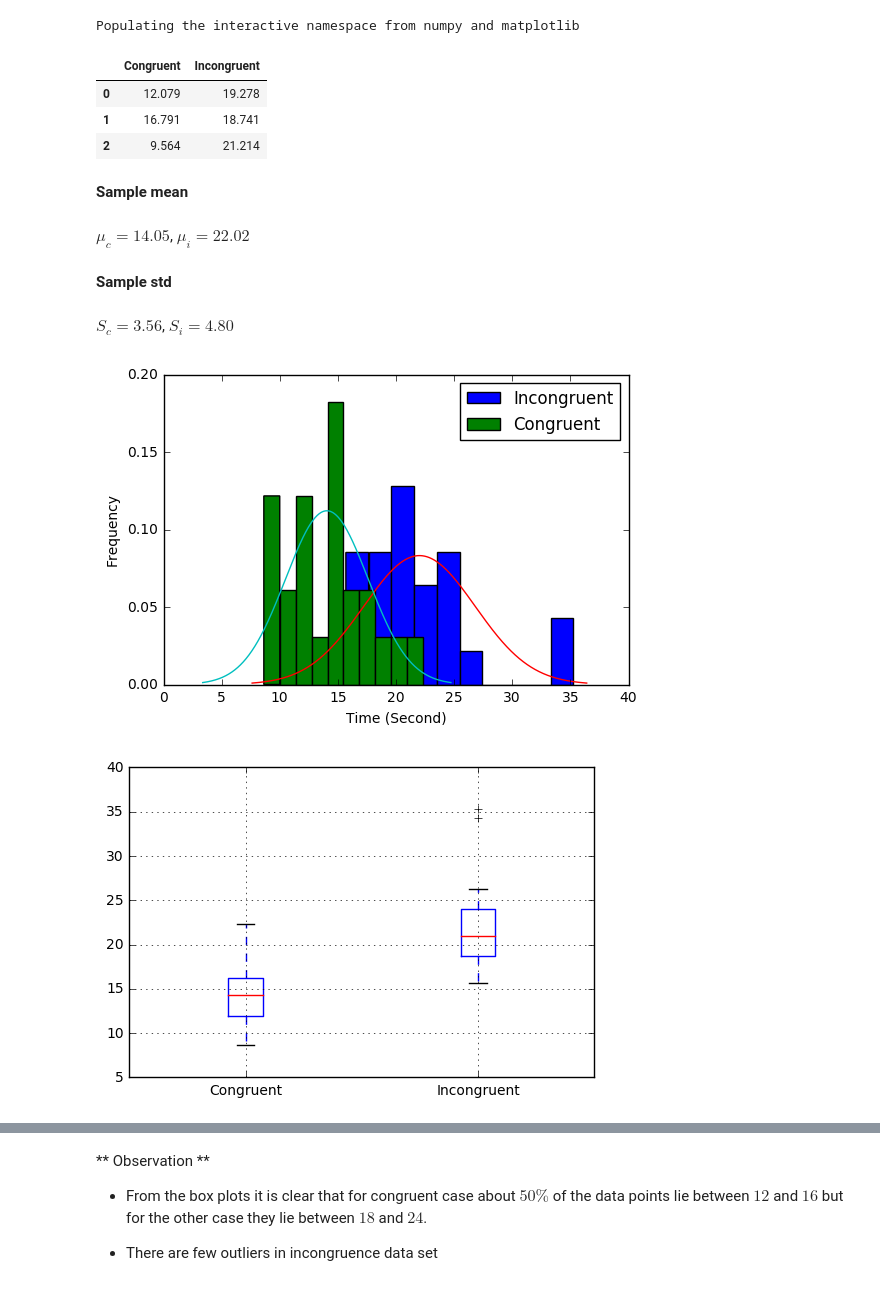
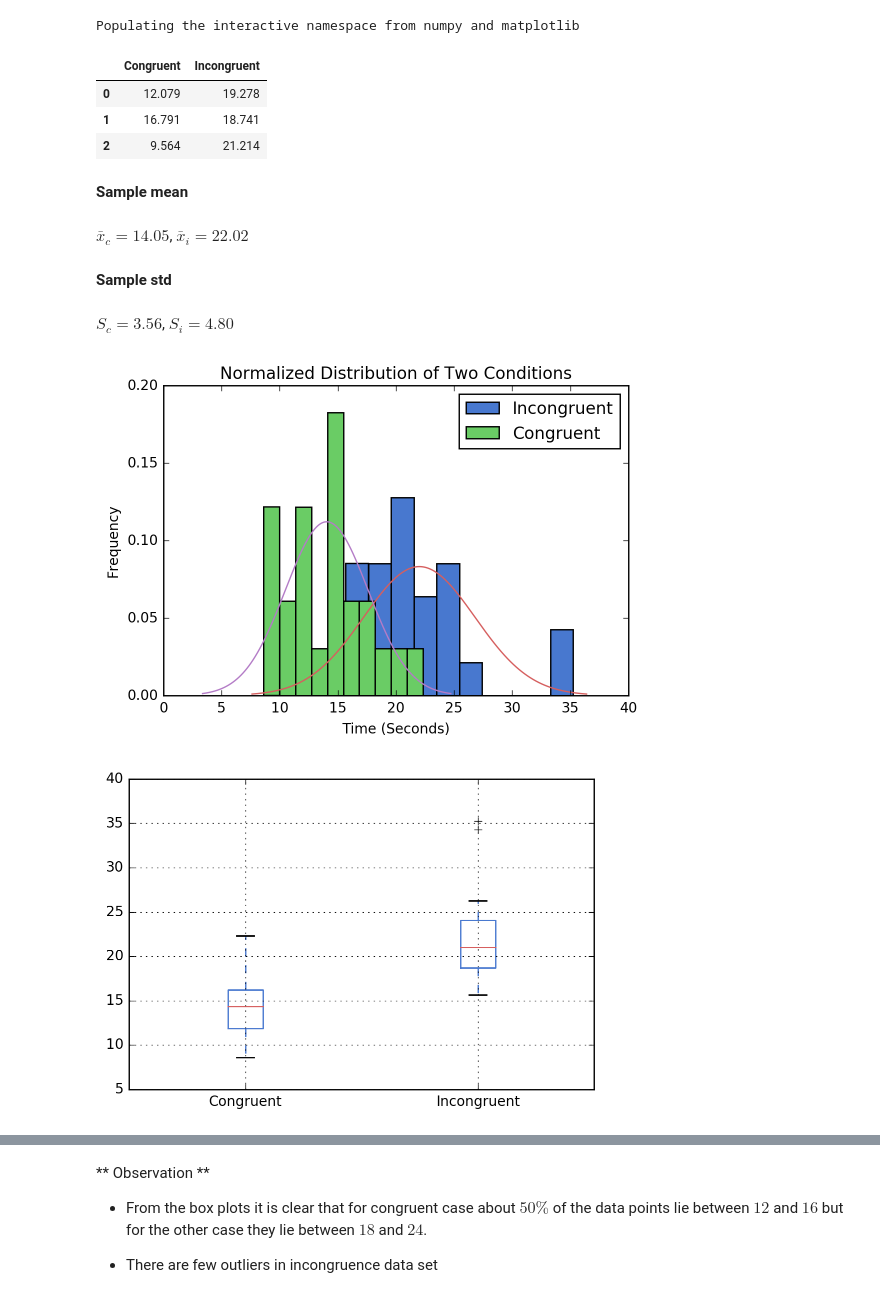
Before and after one commit to shamshad-npti/python-quick-start, a Jupyter notebook: data-analytics/Test a Perceptual Phenomenon.ipynb, the cells around one changed output, grey strips where cells are left out. Cells and saved outputs as stored; diff of their text form; code cells hidden in the pictures.

Commit message:
Fixed types in sample means and population means

```diff
--- a/data-analytics/Test a Perceptual Phenomenon.ipynb
+++ b/data-analytics/Test a Perceptual Phenomenon.ipynb
@@ -34,9 +34,11 @@ import pandas as pd
 import numpy as np
 import scipy.stats as stats
 from matplotlib import pylab, pyplot
-%pylab inline
 from IPython.display import display
 from IPython.display import display_markdown
+%pylab inline
+%config InlineBackend.figure_format = 'retina'
+pyplot.style.use("seaborn-muted")
 # %% [output]
 Populating the interactive namespace from numpy and matplotlib
 # %%
@@ -46,12 +48,12 @@ display(data.head(3))
 data_mean = data.mean()
 data_std = data.std()
 N = data.Congruent.size
-mu_c = data_mean["Congruent"]
-mu_i = data_mean["Incongruent"]
+x_bar_c = data_mean["Congruent"]
+x_bar_i = data_mean["Incongruent"]
 s_c = data_std["Congruent"]
 s_i = data_std["Incongruent"]
 display_markdown('**Sample mean**', raw=True)
-display_markdown(("$\\mu_c = %0.2f$, $\\mu_i = %0.02f$" % (mu_c, mu_i)), raw=True)
+display_markdown(("$\\bar{x}_c = %0.2f$, $\\bar{x}_i = %0.02f$" % (x_bar_c, x_bar_i)), raw=True)
 display_markdown("**Sample std**", raw=True)
 display_markdown(("$S_c = %0.2f$, $S_i = %0.02f$" % (s_c, s_i)), raw=True)
 # %% [output]
@@ -60,23 +62,24 @@ display_markdown(("$S_c = %0.2f$, $S_i = %0.02f$" % (s_c, s_i)), raw=True)
 | 1 | 16.791 | 18.741 |
 | 2 | 9.564 | 21.214 |
 **Sample mean**
-$\mu_c = 14.05$, $\mu_i = 22.02$
+$\bar{x}_c = 14.05$, $\bar{x}_i = 22.02$
 **Sample std**
 $S_c = 3.56$, $S_i = 4.80$
 # %%
-incong_samples = np.arange(mu_i - 3 * s_i, mu_i + 3 * s_i, 0.01)
-cong_samples = np.arange(mu_c - 3 * s_c, mu_c + 3 * s_c, 0.01)
+incong_samples = np.arange(x_bar_i - 3 * s_i, x_bar_i + 3 * s_i, 0.01)
+cong_samples = np.arange(x_bar_c - 3 * s_c, x_bar_c + 3 * s_c, 0.01)
 data.Incongruent.plot(kind="hist", normed=True, legend=True)
 data.Congruent.plot(kind="hist", normed=True, legend=True)
-pylab.plot(incong_samples, stats.norm.pdf(incong_samples, mu_i, s_i))
-pylab.plot(cong_samples, stats.norm.pdf(cong_samples, mu_c, s_c))
-_ = pylab.plt.xlabel("Time (Second)")
+pylab.plot(incong_samples, stats.norm.pdf(incong_samples, x_bar_i, s_i))
+pylab.plot(cong_samples, stats.norm.pdf(cong_samples, x_bar_c, s_c))
+pylab.plt.title("Normalized Distribution of Two Conditions")
+_ = pylab.plt.xlabel("Time (Seconds)")
 # %% [output]
-[figure, old version]
+[figure, new version]
 # %%
 _ = data.boxplot()
 # %% [output]
-[figure, old version]
+[figure, new version]
 # %%
 _ = data.boxplot(showfliers=False)
 # %% [output]
```
Also changed, not shown: parts of 2 cells of this notebook.
